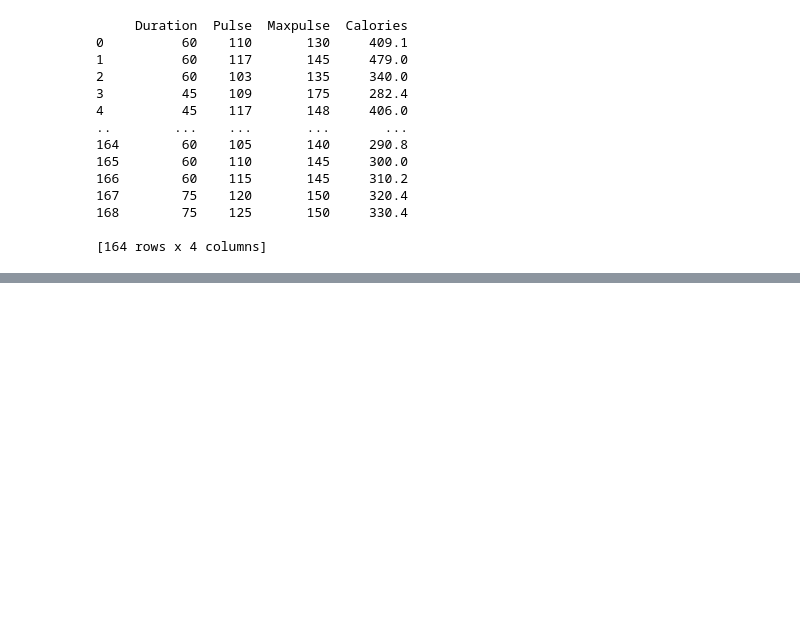
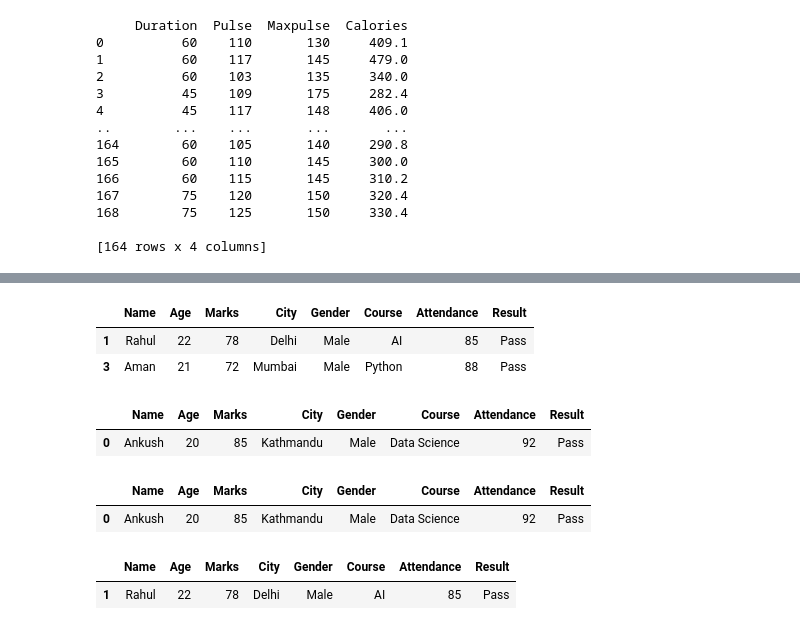
Before and after one commit to Ankush-sah/DataScience_Day02, a Jupyter notebook: DAtaScience/python data types/python_data_type.ipynb, the cells around one changed output, grey strips where cells are left out. Saved outputs shown, nothing was run; the diff lists cells and outputs as text; code cells hidden in the pictures; blank space fills up the shorter version.

```diff
--- a/DAtaScience/python data types/python_data_type.ipynb
+++ b/DAtaScience/python data types/python_data_type.ipynb
@@ -859,0 +899,3 @@ print(df)
+# %%
+df = pd.read_csv("students.csv")
+print(df.to_string())
@@ -859,0 +995,21 @@ print(df)
+# %%
+df[df["Age"] > 20]
+# %% [output]
+|  | Name | Age | Marks | City | Gender | Course | Attendance | Result |
+| 1 | Rahul | 22 | 78 | Delhi | Male | AI | 85 | Pass |
+| 3 | Aman | 21 | 72 | Mumbai | Male | Python | 88 | Pass |
+# %%
+df[df["City"] == "Kathmandu"]
+# %% [output]
+|  | Name | Age | Marks | City | Gender | Course | Attendance | Result |
+| 0 | Ankush | 20 | 85 | Kathmandu | Male | Data Science | 92 | Pass |
+# %%
+df[(df["Age"] >= 20) & (df["City"] == "Kathmandu")]
+# %% [output]
+|  | Name | Age | Marks | City | Gender | Course | Attendance | Result |
+| 0 | Ankush | 20 | 85 | Kathmandu | Male | Data Science | 92 | Pass |
+# %%
+df[(df["Age"] > 20) & (df["City"] == "Delhi") & (df["Course"] == "AI")]
+# %% [output]
+|  | Name | Age | Marks | City | Gender | Course | Attendance | Result |
+| 1 | Rahul | 22 | 78 | Delhi | Male | AI | 85 | Pass |
```
Also changed, not shown: parts of 13 cells of this notebook, 1 other file.
